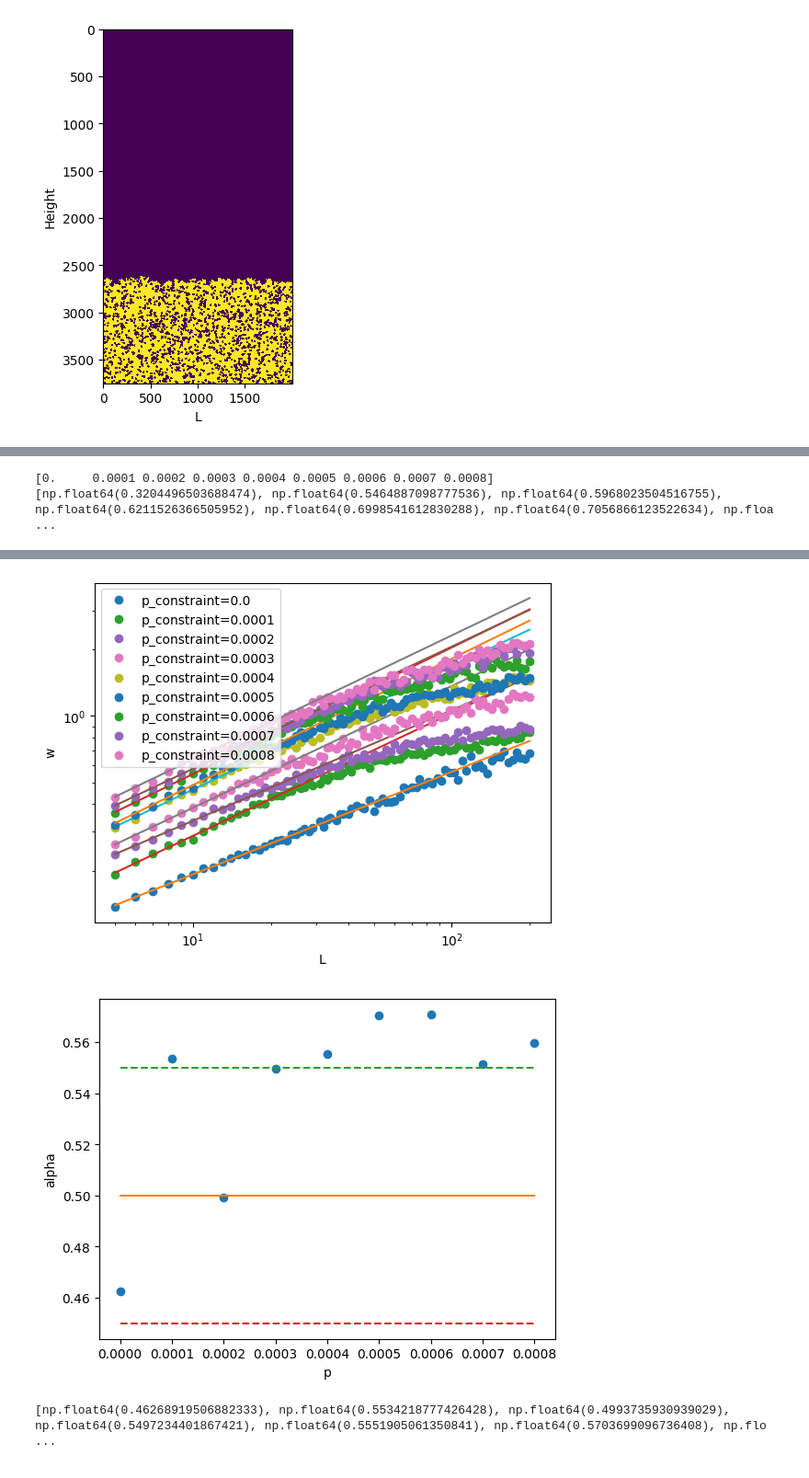
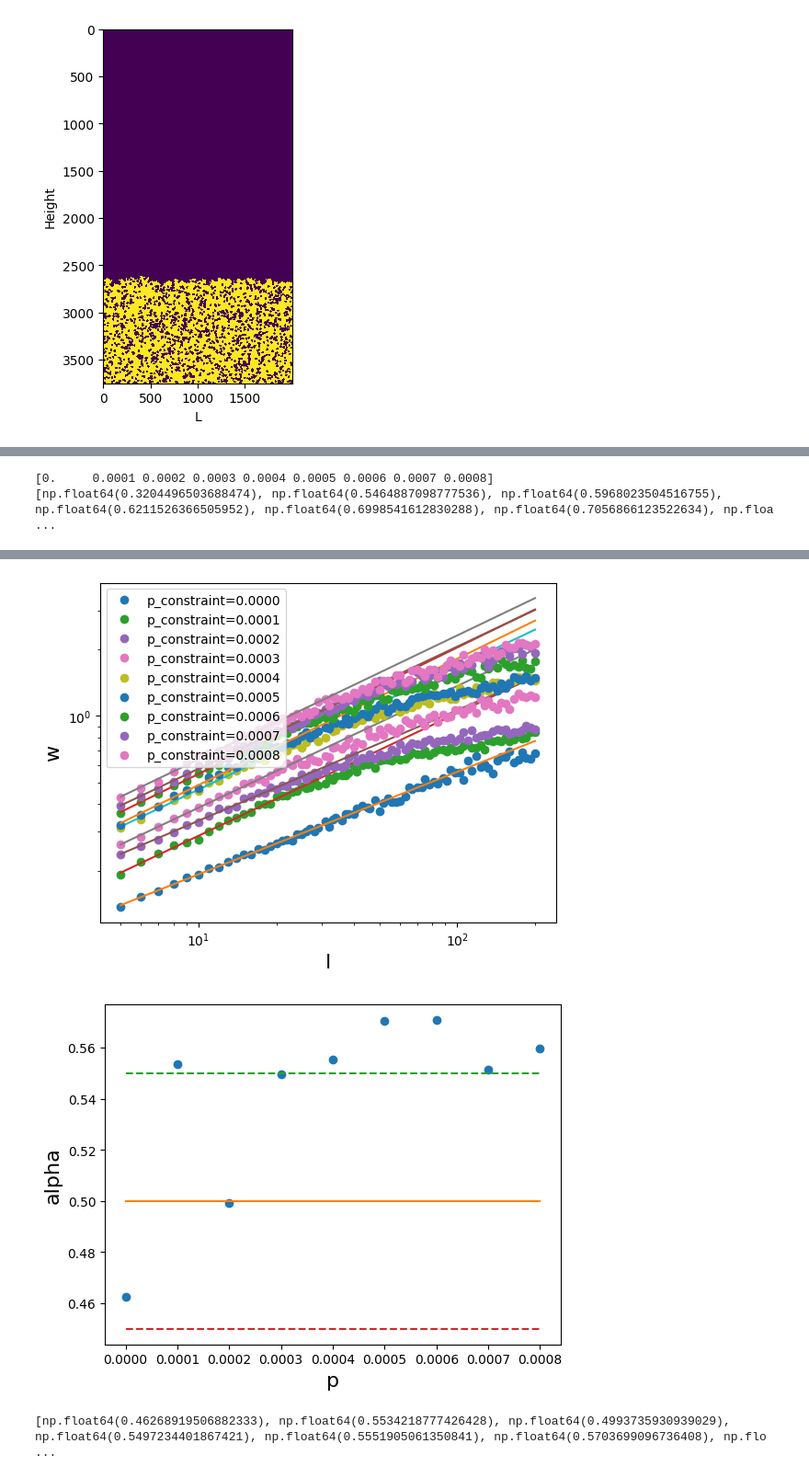
Before and after one commit to maxou2804/script_1D_Eden, a Jupyter notebook: constraints_sites_500.ipynb, the cells around one changed output, grey strips where cells are left out. Shown at 92% size. Saved outputs shown, nothing was run; the diff lists cells and outputs as text; code cells hidden in the pictures.

Commit message:
render cool et plot resume

```diff
--- a/constraints_sites_500.ipynb
+++ b/constraints_sites_500.ipynb
@@ -839,8 +839,8 @@ for i in range(len(probabilities)):
     res=np.polyfit(np.log10(lin_t[19:30]),np.log10(w_col[i][19:30]),1)
     plt.loglog(lin_t[19:30],10**(np.log10((lin_t[19:30]))*res[0]+res[1]))
     res_col.append(res[0])
-    plt.xlabel('t')
-    plt.ylabel('w')
+    plt.xlabel('t',fontsize=16)
+    plt.ylabel('w',fontsize=16)
 
 plt.legend()
 plt.show()
@@ -902,14 +902,14 @@ for i in range(len(probabilities)):
 
     l,w=compute_avg_std_devs(snapshots_col[i][-1],num_points=100)
 
-    plt.loglog(l,w,'o',label=f"p_constraint={probabilities[i]}")
+    plt.loglog(l,w,'o',label=f"p_constraint={probabilities[i]:.4f}")
     res=np.polyfit(np.log10(l[0:20]),np.log10(w[0:20]),1)
     res_collection.append(res[0])
 
 
     plt.loglog(l,10**(np.log10(l)*res[0]+res[1]))
-plt.xlabel("L")
-plt.ylabel('w')
+plt.xlabel("l",fontsize=16)
+plt.ylabel('w',fontsize=16)
 plt.legend()
 plt.show()
 
@@ -921,8 +921,8 @@ plt.plot(probabilities[:],res_collection[:],'o')
 plt.plot(probabilities[:],0.5*np.ones((len(probabilities[:]),1)))
 plt.plot(probabilities[:],0.55*np.ones((len(probabilities[:]),1)),'--')
 plt.plot(probabilities[:],0.45*np.ones((len(probabilities[:]),1)),'--')
-plt.xlabel("p")
-plt.ylabel('alpha')
+plt.xlabel("p",fontsize=16)
+plt.ylabel('alpha',fontsize=16)
 plt.show()
 
 print(res_collection)
@@ -931,6 +931,6 @@ print(res_collection)
 [0.     0.0001 0.0002 0.0003 0.0004 0.0005 0.0006 0.0007 0.0008]
 [np.float64(0.3204496503688474), np.float64(0.5464887098777536), np.float64(0.5968023504516755), np.float64(0.6211526366505952), np.float64(0.6998541612830288), np.float64(0.7056866123522634), np.floa ...
 [figure]
-[figure, old version]
+[figure, new version]
-[figure, old version]
+[figure, new version]
 [np.float64(0.46268919506882333), np.float64(0.5534218777426428), np.float64(0.4993735930939029), np.float64(0.5497234401867421), np.float64(0.5551905061350841), np.float64(0.5703699096736408), np.flo ...
```
Also changed, not shown: parts of 3 cells of this notebook, 9 other files.
